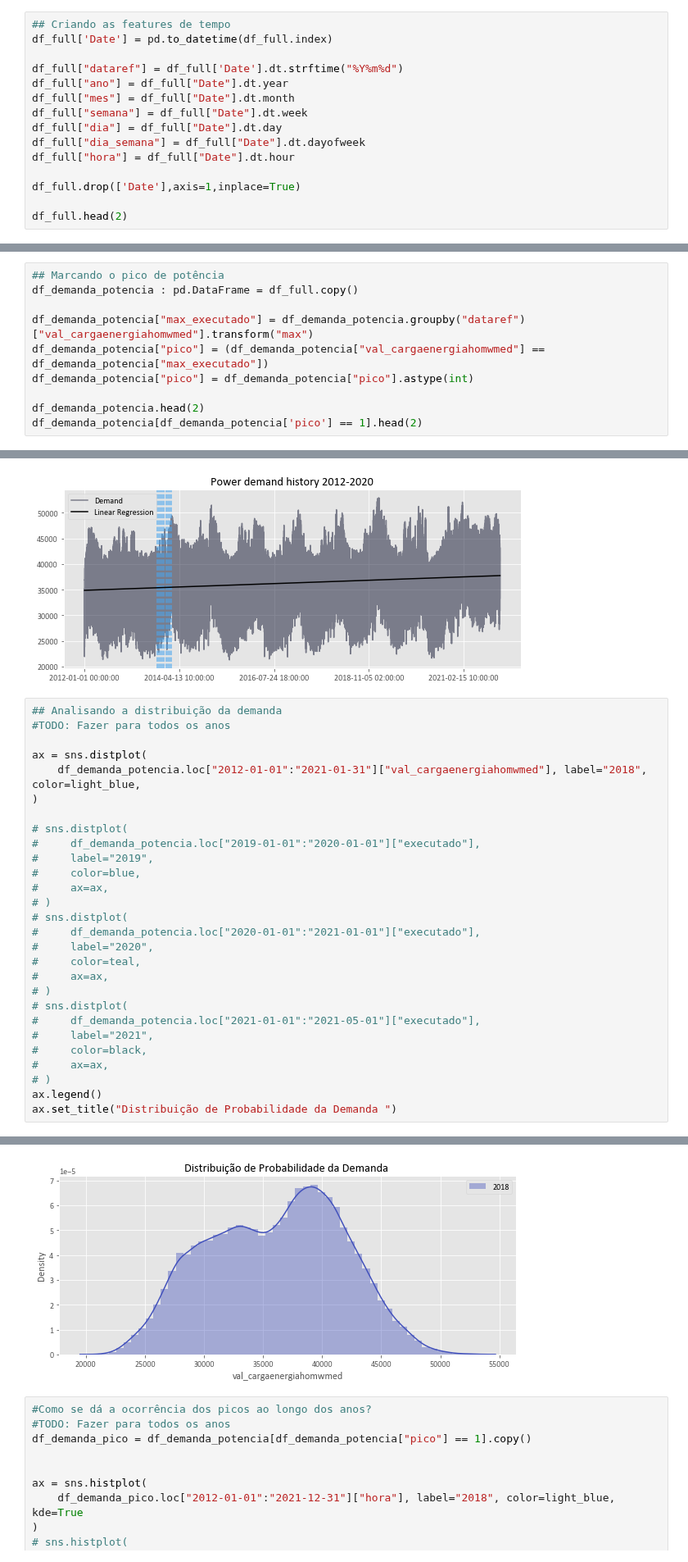
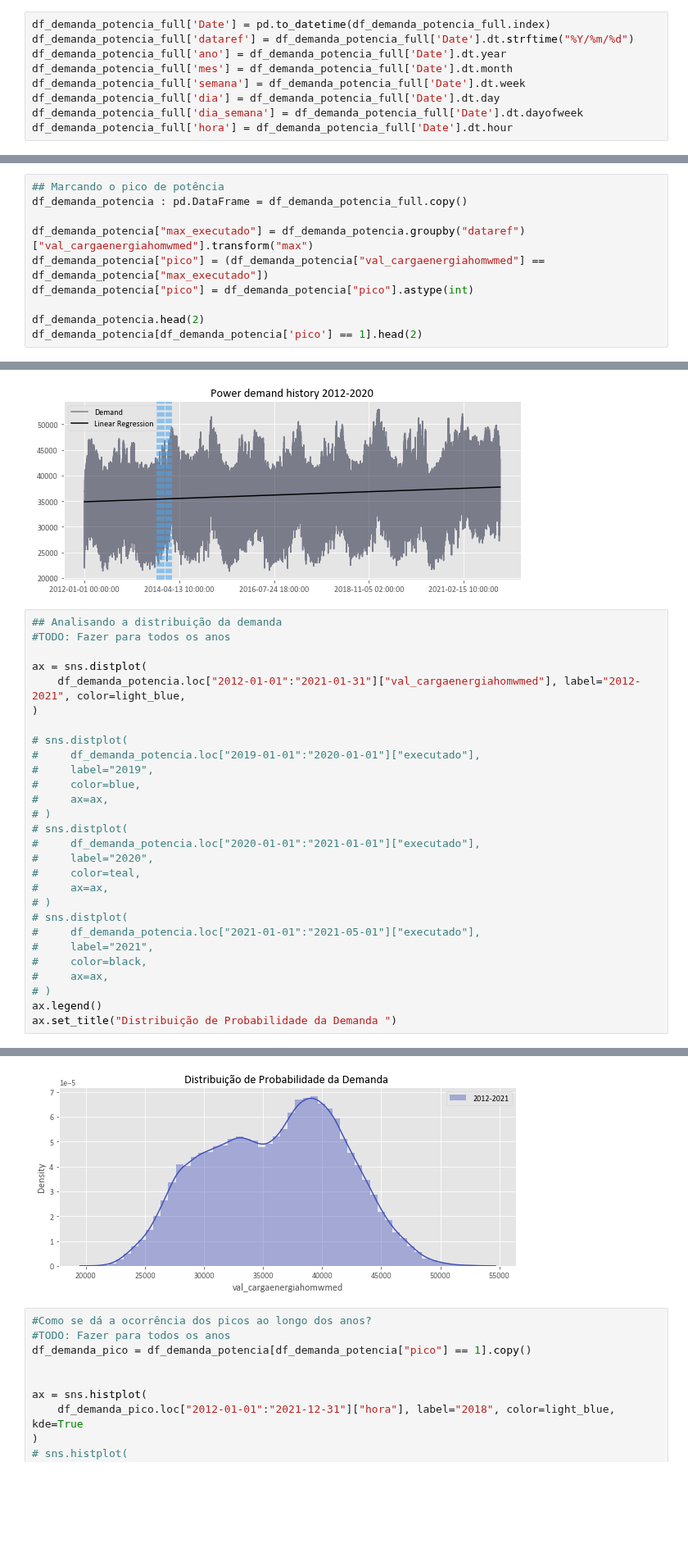
Before and after one commit to Alorencatto/tcc, a Jupyter notebook: features-1-doing.ipynb, the cells around one changed output, grey strips where cells are left out. Shown at 82% size. Drawn from its saved outputs; the diff is of its cells as text; blank space fills up the shorter version.

```diff
--- a/features-1-doing.ipynb
+++ b/features-1-doing.ipynb
@@ -42,17 +42,11 @@ df_full.head(2)
 | 2012-01-01 00:00:00 | 0.88 | 947.22 | -2.8518 | 21.70 | 19.7 | ... |
 | 2012-01-01 01:00:00 | 2.00 | 947.30 | -2.4346 | 21.24 | 19.5 | ... |
 # %%
-## Criando as features de tempo
-df_full['Date'] = pd.to_datetime(df_full.index)
-
-df_full["dataref"] = df_full['Date'].dt.strftime("%Y%m%d")
-df_full["ano"] = df_full["Date"].dt.year
-df_full["mes"] = df_full["Date"].dt.month
-df_full["semana"] = df_full["Date"].dt.week
-df_full["dia"] = df_full["Date"].dt.day
-df_full["dia_semana"] = df_full["Date"].dt.dayofweek
-df_full["hora"] = df_full["Date"].dt.hour
-
-df_full.drop(['Date'],axis=1,inplace=True)
-
-df_full.head(2)
+df_demanda_potencia_full['Date'] = pd.to_datetime(df_demanda_potencia_full.index)
+df_demanda_potencia_full['dataref'] = df_demanda_potencia_full['Date'].dt.strftime("%Y/%m/%d")
+df_demanda_potencia_full['ano'] = df_demanda_potencia_full['Date'].dt.year
+df_demanda_potencia_full['mes'] = df_demanda_potencia_full['Date'].dt.month
+df_demanda_potencia_full['semana'] = df_demanda_potencia_full['Date'].dt.week
+df_demanda_potencia_full['dia'] = df_demanda_potencia_full['Date'].dt.day
+df_demanda_potencia_full['dia_semana'] = df_demanda_potencia_full['Date'].dt.dayofweek
+df_demanda_potencia_full['hora'] = df_demanda_potencia_full['Date'].dt.hour
@@ -63,6 +53,6 @@ df_full.head(2)
 # %%
 ## Marcando o pico de potência
-df_demanda_potencia : pd.DataFrame = df_full.copy()
+df_demanda_potencia : pd.DataFrame = df_demanda_potencia_full.copy()
 
 df_demanda_potencia["max_executado"] = df_demanda_potencia.groupby("dataref")["val_cargaenergiahomwmed"].transform("max")
 df_demanda_potencia["pico"] = (df_demanda_potencia["val_cargaenergiahomwmed"] == df_demanda_potencia["max_executado"])
@@ -169,34 +179,34 @@ plt.show()
 # %%
 ## Analisando a distribuição da demanda
 #TODO: Fazer para todos os anos
 
 ax = sns.distplot(
-    df_demanda_potencia.loc["2012-01-01":"2021-01-31"]["val_cargaenergiahomwmed"], label="2018", color=light_blue,
+    df_demanda_potencia.loc["2012-01-01":"2021-01-31"]["val_cargaenergiahomwmed"], label="2012-2021", color=light_blue,
 )
 
 # sns.distplot(
 #     df_demanda_potencia.loc["2019-01-01":"2020-01-01"]["executado"],
 #     label="2019",
 #     color=blue,
 #     ax=ax,
 # )
 # sns.distplot(
 #     df_demanda_potencia.loc["2020-01-01":"2021-01-01"]["executado"],
 #     label="2020",
 #     color=teal,
 #     ax=ax,
 # )
 # sns.distplot(
 #     df_demanda_potencia.loc["2021-01-01":"2021-05-01"]["executado"],
 #     label="2021",
 #     color=black,
 #     ax=ax,
 # )
 ax.legend()
 ax.set_title("Distribuição de Probabilidade da Demanda ")
 # %% [output]
 Text(0.5, 1.0, 'Distribuição de Probabilidade da Demanda ')
-[figure, old version]
+[figure, new version]
 # %%
 #Como se dá a ocorrência dos picos ao longo dos anos?
 #TODO: Fazer para todos os anos
```
Also changed, not shown: parts of 5 cells of this notebook, 5 other files.
